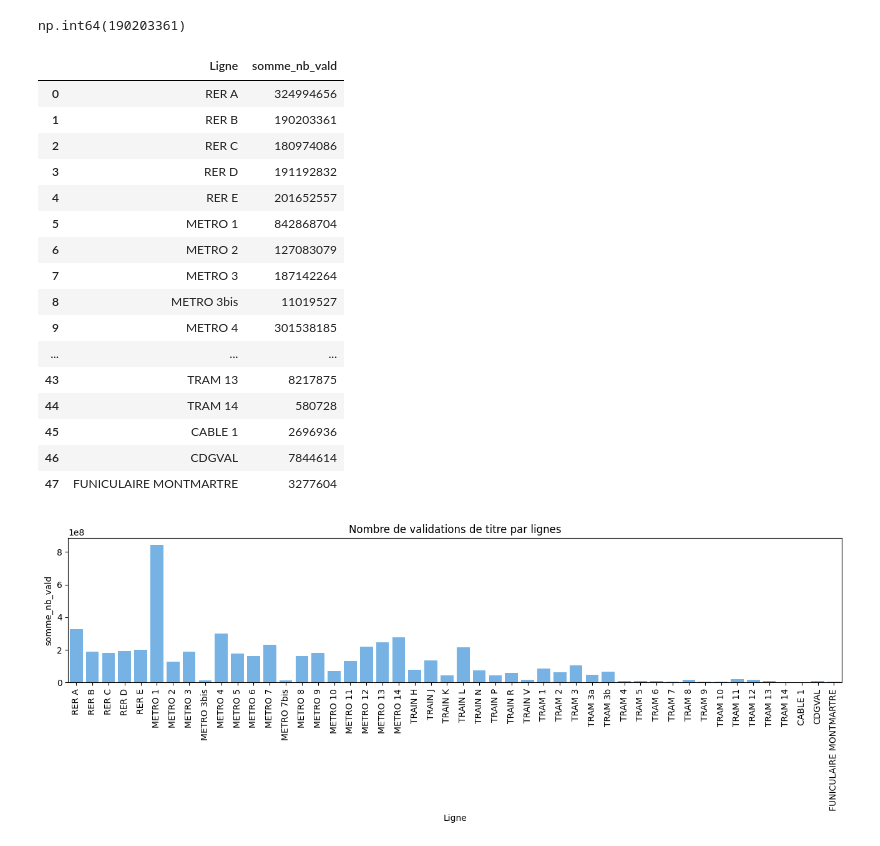
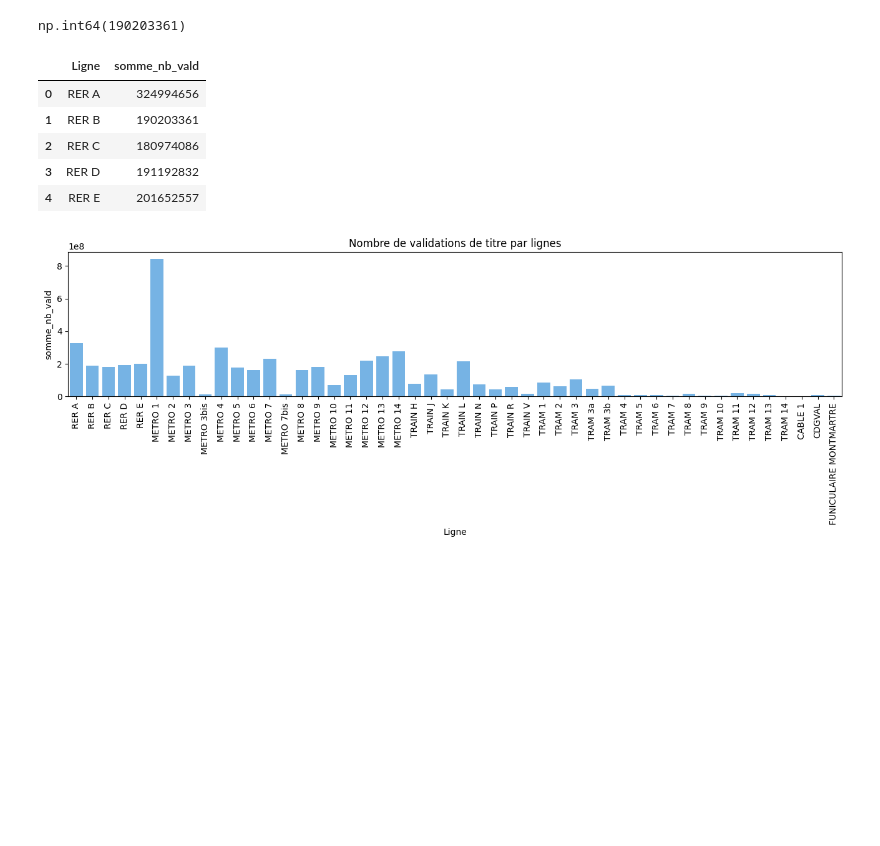
Before and after one commit to m1111111ke/idfm, a Jupyter notebook: notebooks/2_idfm_analyses.ipynb, the cells around one changed output. Saved outputs shown, nothing was run; the diff lists cells and outputs as text; code cells hidden in the pictures; blank space fills up the shorter version.

```diff
--- a/notebooks/2_idfm_analyses.ipynb
+++ b/notebooks/2_idfm_analyses.ipynb
@@ -105,32 +108,3 @@ df[df["res_com"].str.contains("RER B", na=False)].head()
 df[df["res_com"].str.contains("RER B", na=False)]["nb_vald"].sum()
 # %% [output]
 np.int64(190203361)
-# %%
-# List comprehension pour calculer le nombre de validations par lignes.
-
-lignes = ['RER A', 'RER B', 'RER C', 'RER D', 'RER E', 'METRO 1', 'METRO 2', 'METRO 3', 'METRO 3bis','METRO 4', 'METRO 5', 'METRO 6', 'METRO 7', 'METRO 7bis','METRO 8', 'METRO 9', 'METRO 10', 'METRO 11', 'METRO 12', 'METRO 13', 'METRO 14', 'TRAIN H', 'TRAIN J', 'TRAIN K', 'TRAIN L', 'TRAIN N', 'TRAIN P', 'TRAIN R', 'TRAIN V', 'TRAM 1', 'TRAM 2', 'TRAM 3', 'TRAM 3a', 'TRAM 3b', 'TRAM 4', 'TRAM 5', 'TRAM 6', 'TRAM 7', 'TRAM 8', 'TRAM 9', 'TRAM 10', 'TRAM 11', 'TRAM 12', 'TRAM 13', 'TRAM 14', 'CABLE 1', 'CDGVAL', 'FUNICULAIRE MONTMARTRE']
-
-lignes_df = pd.DataFrame({
-    "Ligne": lignes,
-    "somme_nb_vald": [df[df["res_com"].str.contains(l, na=False)]["nb_vald"].sum() for l in lignes]
-})
-
-lignes_df
-# %% [output]
-|  | Ligne | somme_nb_vald |
-| 0 | RER A | 324994656 |
-| 1 | RER B | 190203361 |
-| 2 | RER C | 180974086 |
-| 3 | RER D | 191192832 |
-| 4 | RER E | 201652557 |
-| 5 | METRO 1 | 842868704 |
-| 6 | METRO 2 | 127083079 |
-| 7 | METRO 3 | 187142264 |
-| 8 | METRO 3bis | 11019527 |
-| 9 | METRO 4 | 301538185 |
-| ... | ... | ... |
-| 43 | TRAM 13 | 8217875 |
-| 44 | TRAM 14 | 580728 |
-| 45 | CABLE 1 | 2696936 |
-| 46 | CDGVAL | 7844614 |
-| 47 | FUNICULAIRE MONTMARTRE | 3277604 |
@@ -137,3 +114,12 @@ lignes_df
+# %%
+lignes_df.head()
+# %% [output]
+|  | Ligne | somme_nb_vald |
+| 0 | RER A | 324994656 |
+| 1 | RER B | 190203361 |
+| 2 | RER C | 180974086 |
+| 3 | RER D | 191192832 |
+| 4 | RER E | 201652557 |
 # %%
 #fig = px.histogram(lignes_df, x="Ligne", y="somme_nb_vald",)
 #fig.update_traces(marker_color='#64B5F6')
```
Also changed, not shown: parts of 8 cells of this notebook, 1 other file.
